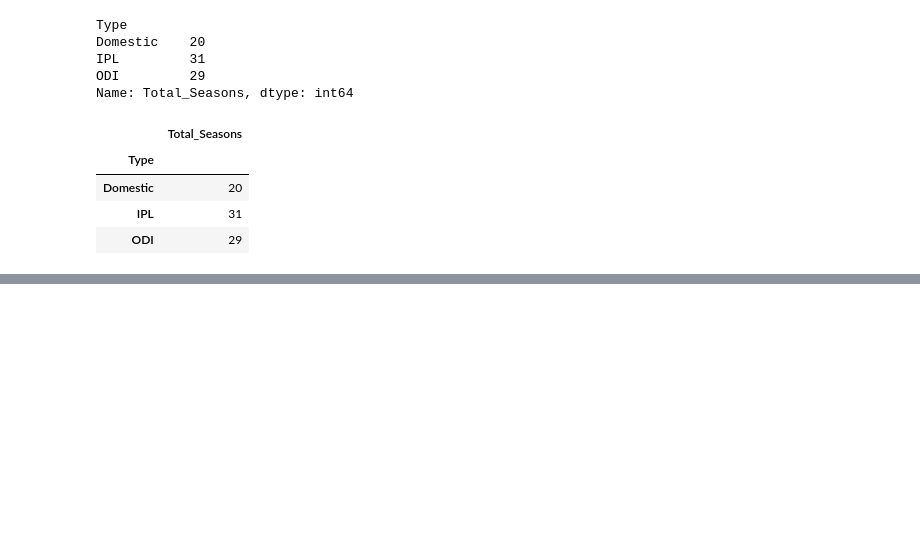
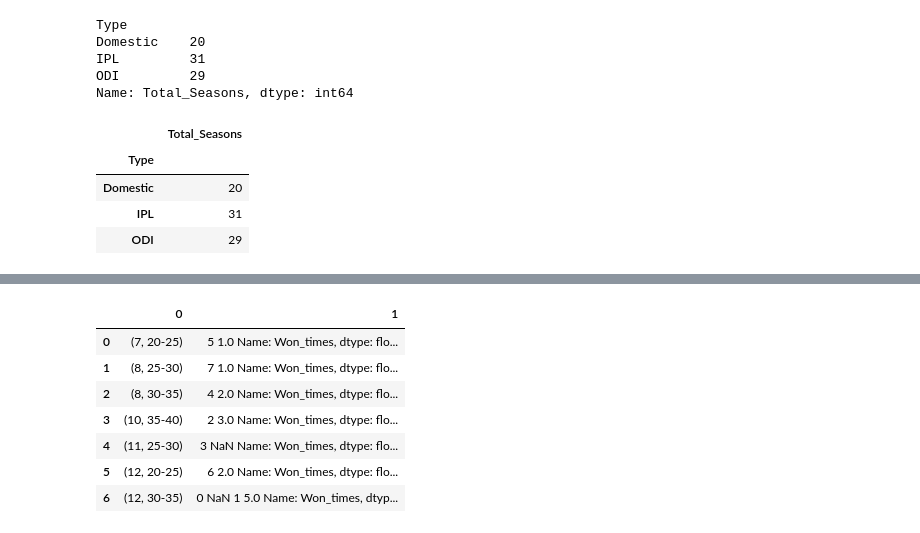
Before and after one commit to santoshkumarvagga/Data-Science, a Jupyter notebook: Pandas.ipynb, the cells around one changed output, grey strips where cells are left out. Saved outputs shown, nothing was run; the diff lists cells and outputs as text; code cells hidden in the pictures; blank space fills up the shorter version.

```diff
--- a/Pandas.ipynb
+++ b/Pandas.ipynb
@@ -498,0 +556,13 @@ pd.DataFrame(df_gp_ob["Total_Seasons"].sum())
+# %%
+df_gp_obj = df.groupby(['Total_Seasons', 'Age'])
+# here, grouby occurs first on basis of first argument, then by second argument, so on.
+pd.DataFrame(df_gp_obj['Won_times'])
+# %% [output]
+|  | 0 | 1 |
+| 0 | (7, 20-25) | 5 1.0 Name: Won_times, dtype: flo... |
+| 1 | (8, 25-30) | 7 1.0 Name: Won_times, dtype: flo... |
+| 2 | (8, 30-35) | 4 2.0 Name: Won_times, dtype: flo... |
+| 3 | (10, 35-40) | 2 3.0 Name: Won_times, dtype: flo... |
+| 4 | (11, 25-30) | 3 NaN Name: Won_times, dtype: flo... |
+| 5 | (12, 20-25) | 6 2.0 Name: Won_times, dtype: flo... |
+| 6 | (12, 30-35) | 0 NaN 1 5.0 Name: Won_times, dtyp... |
```
Also changed, not shown: parts of 8 cells of this notebook.
